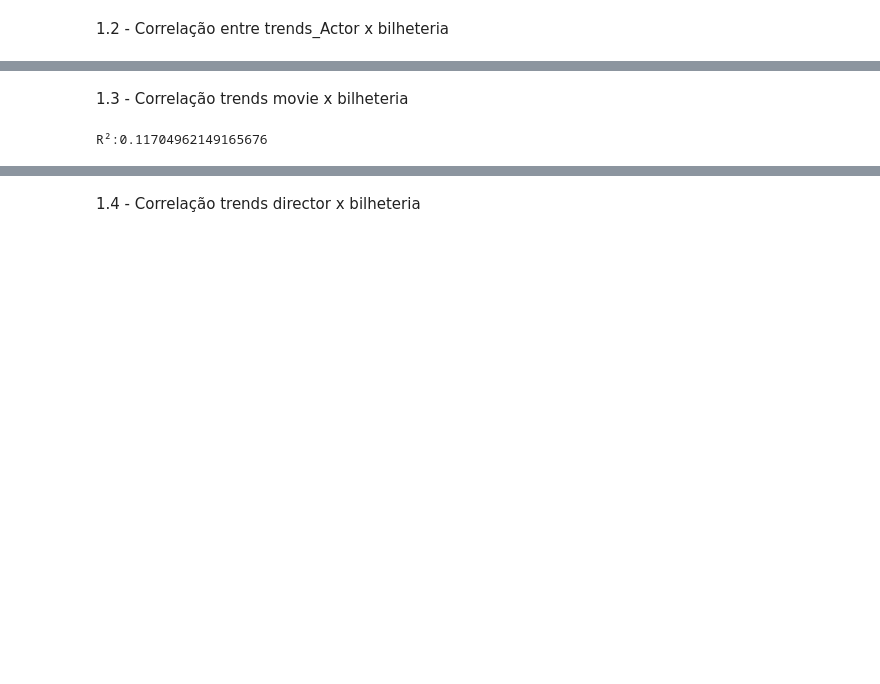
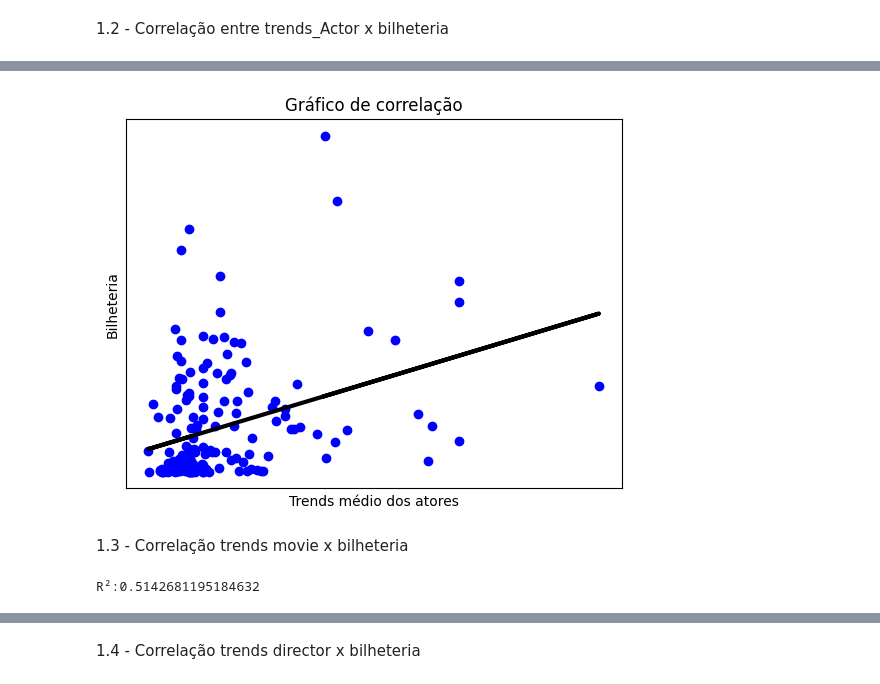
Before and after one commit to gustaleitcor/Projeto-de-Pesquisa-Aplicada, a Jupyter notebook: main.ipynb, the cells around one changed output, grey strips where cells are left out. Saved outputs shown, nothing was run; the diff lists cells and outputs as text; code cells hidden in the pictures; blank space fills up the shorter version.

```diff
--- a/main.ipynb
+++ b/main.ipynb
@@ -336,18 +372,40 @@ R²:0.11704962149165676
+# %%
+#Gráfico de relação
+plt.scatter(trends_actor, bilheteriafinal, label="Relação", color="blue")
+plt.plot(trends_actor, m*x + b, color="black", linewidth=3)
+plt.xlabel("Trends médio dos atores")
+plt.ylabel("Bilheteria")
+plt.title("Gráfico de correlação")
+plt.xticks(())
+plt.yticks(())
+
+plt.show()
+# %% [output]
+[figure, added]
 # %% [markdown]
 1.3 - Correlação trends movie x bilheteria
 # %%
-trends_movie = np.array(pd.to_numeric(db_final["MaxTrends_movie"]))
+trends_movie = db_final[["MaxTrends_movie"]]
+bilheteriafinal = db_final[["Corrected_Gross"]]
 
-#Reformulando o dado para não ocasionar em erros
-trends_movie = trends_actor.reshape(-1, 1)
+x = trends_movie
+y = bilheteriafinal
+
+x_train, x_teste, y_train, y_teste = train_test_split(x, y, test_size = 1, random_state = 0)
 
 #Inicializando um modelo de regressão simples
 model = LinearRegression()
-model.fit(trends_movie, bilheteriafinal)
+model.fit(x_train, y_train)
+
+#trends_movie predict
+model_predict = model.predict(x_train)
 
 #Cálculo do r²
-r_squared = model.score(trends_movie, bilheteriafinal)
+r_squared = r2_score(y_train, model_predict)
+#Coeficiente e intercepto
+b = model.intercept_
+m = model.coef_
 
 print(f"R²:{r_squared}")
 # %% [output]
-R²:0.11704962149165676
+R²:0.5142681195184632
```
Also changed, not shown: parts of 13 cells of this notebook.
